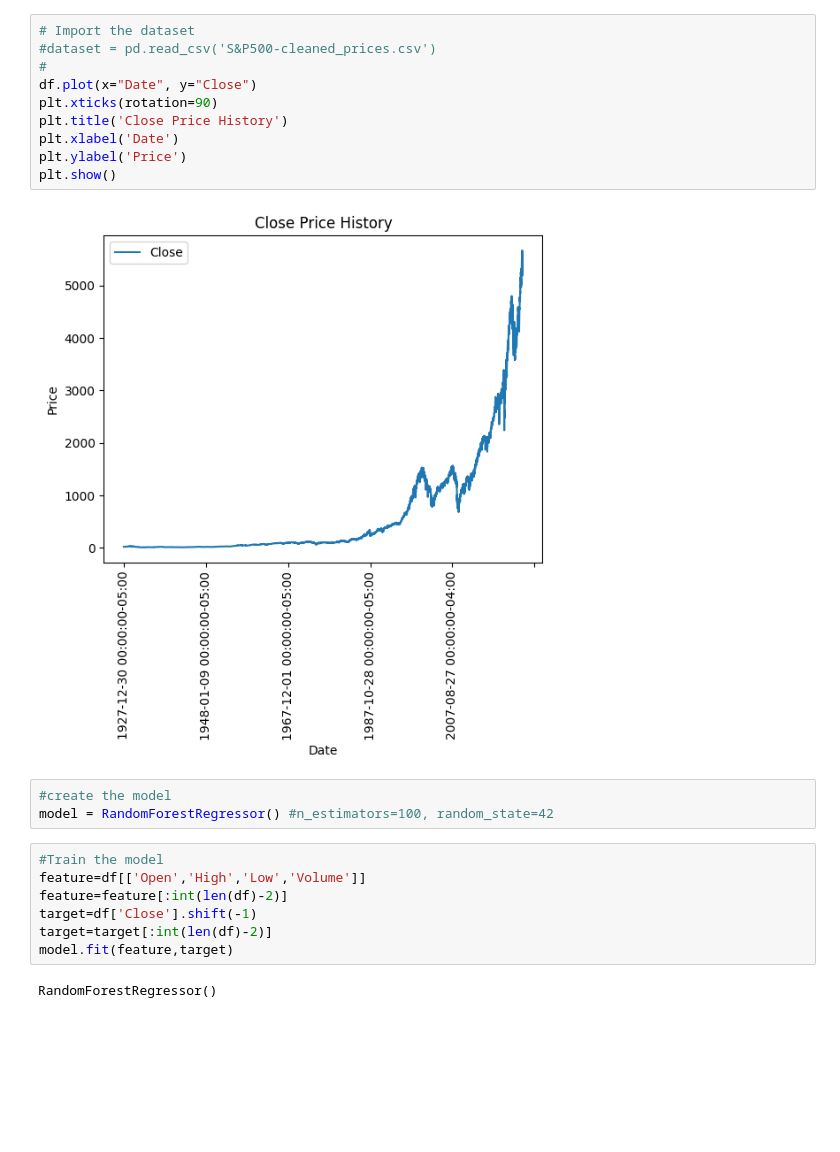
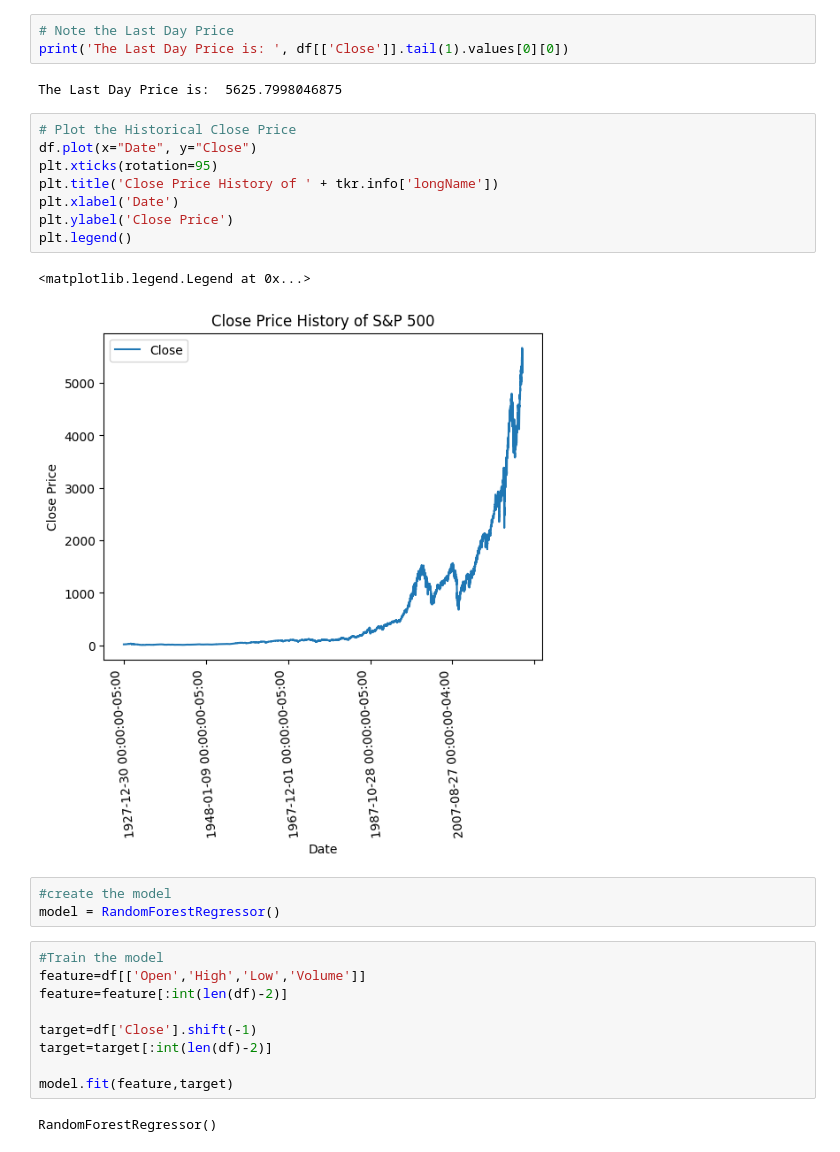
Before and after one commit to iamsusmita/ExChange, a Jupyter notebook: Stock_Prediction.ipynb, the cells around one changed output. Drawn from its saved outputs; the diff is of its cells as text; blank space fills up the shorter version.

```diff
--- a/Stock_Prediction.ipynb
+++ b/Stock_Prediction.ipynb
@@ -34,24 +40,30 @@ data
+# %%
+# Note the Last Day Price
+print('The Last Day Price is: ', df[['Close']].tail(1).values[0][0])
+# %% [output]
+The Last Day Price is:  5625.7998046875
 # %%
-# Import the dataset
-#dataset = pd.read_csv('S&P500-cleaned_prices.csv')
-#
+# Plot the Historical Close Price
 df.plot(x="Date", y="Close")
-plt.xticks(rotation=90)
-plt.title('Close Price History')
+plt.xticks(rotation=95)
+plt.title('Close Price History of ' + tkr.info['longName'])
 plt.xlabel('Date')
-plt.ylabel('Price')
-plt.show()
+plt.ylabel('Close Price')
+plt.legend()
 # %% [output]
+<matplotlib.legend.Legend at 0x...>
-[figure, old version]
+[figure, new version]
 # %%
 #create the model
-model = RandomForestRegressor() #n_estimators=100, random_state=42
+model = RandomForestRegressor()
 # %%
 #Train the model
 feature=df[['Open','High','Low','Volume']]
 feature=feature[:int(len(df)-2)]
+
 target=df['Close'].shift(-1)
 target=target[:int(len(df)-2)]
+
 model.fit(feature,target)
 # %% [output]
 RandomForestRegressor()
```
Also changed, not shown: parts of 6 cells of this notebook.
